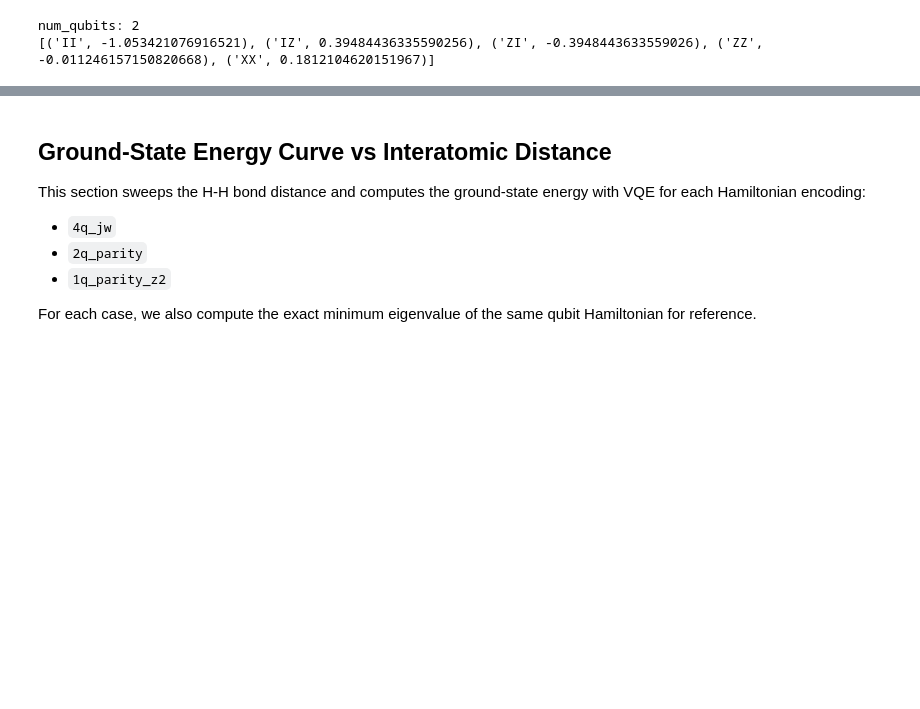
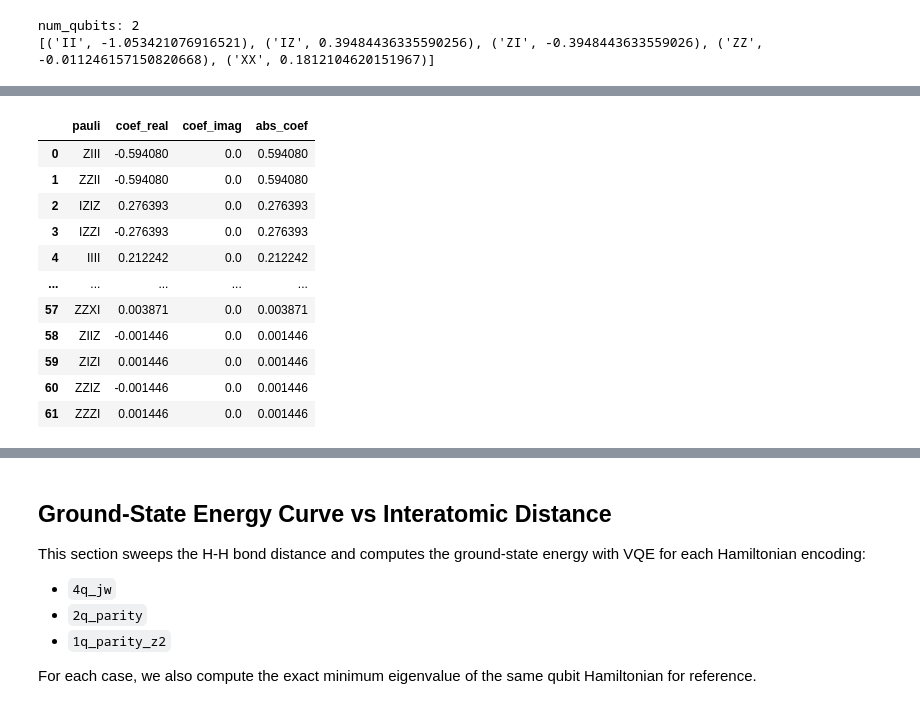
Before and after one commit to YannLeao/vqe-quantum-simulation, a Jupyter notebook: notebooks/01_fourier_analysis.ipynb, the cells around one changed output, grey strips where cells are left out. Drawn from its saved outputs; the diff is of its cells as text; code cells hidden in the pictures; blank space fills up the shorter version.

```diff
--- a/notebooks/01_fourier_analysis.ipynb
+++ b/notebooks/01_fourier_analysis.ipynb
@@ -158,0 +512,78 @@ for row in rows:
+# %%
+from ast import literal_eval
+from pathlib import Path
+import pandas as pd
+
+from src.vqe.hamiltonian import (
+    build_electronic_problem,
+    build_electronic_hamiltonian,
+    build_qubit_hamiltonian,
+)
+
+# Choose the 4-qubit parity configuration with the largest number of terms
+if "valid_df" not in globals():
+    raise RuntimeError("Run the parity scan cell first (the one that creates valid_df).")
+
+cand_4q = valid_df[valid_df["num_qubits"] == 4].sort_values("num_terms", ascending=False)
+if cand_4q.empty:
+    raise RuntimeError("No 4-qubit configuration found in valid_df.")
+
+best_4q = cand_4q.iloc[0]
+active_space_4q = literal_eval(best_4q["active_space"])
+freeze_core_4q = bool(best_4q["freeze_core"])
+z2_4q = bool(best_4q["z2"])
+use_num_particles_4q = bool(best_4q["use_num_particles"])
+
+atom_lih = "Li 0 0 0; H 0 0 1.60"
+basis = "sto-3g"
+
+problem_4q = build_electronic_problem(
+    atom_string=atom_lih,
+    basis=basis,
+    active_space=active_space_4q,
+    freeze_core=freeze_core_4q,
+)
+
+ferm_op_4q, const_4q = build_electronic_hamiltonian(
+    atom_string=atom_lih,
+    basis=basis,
+    active_space=active_space_4q,
+    freeze_core=freeze_core_4q,
+)
+
+qop_4q = build_qubit_hamiltonian(
+    ferm_op_4q,
+    mapper="parity",
+    z2symmetry_reduction=z2_4q,
+    problem=problem_4q,
+    num_particles=problem_4q.num_particles if use_num_particles_4q else None,
+).simplify(atol=0.0)
+
+labels_4q = qop_4q.paulis.to_labels()
+coeffs_4q = qop_4q.coeffs
+
+lih4q_terms_df = pd.DataFrame(
+    {
+        "pauli": labels_4q,
+        "coef_real": [float(c.real) for c in coeffs_4q],
+        "coef_imag": [float(c.imag) for c in coeffs_4q],
+        "abs_coef": [float(abs(c)) for c in coeffs_4q],
+    }
+).sort_values("abs_coef", ascending=False).reset_index(drop=True)
+
+print("Chosen 4-qubit config (max terms):")
+print("active_space:", active_space_4q)
+print("freeze_core:", freeze_core_4q)
+print("z2symmetry_reduction:", z2_4q)
+print("use_num_particles:", use_num_particles_4q)
+print("num_qubits:", qop_4q.num_qubits)
+print("num_terms:", len(lih4q_terms_df))
+print("constant_energy:", float(const_4q))
+display(lih4q_terms_df)
+
+output_dir = Path.cwd() / "data" / "LiH" / "sto-3g"
+output_dir.mkdir(parents=True, exist_ok=True)
+output_csv_4q = output_dir / "lih_parity_4q_max_terms_coefficients.csv"
+lih4q_terms_df.to_csv(output_csv_4q, index=False)
+print("Saved coefficients to:", output_csv_4q)
+# %% [output]
@@ -158,0 +598,12 @@ for row in rows:
+|  | pauli | coef_real | coef_imag | abs_coef |
+| 0 | ZIII | -0.594080 | 0.0 | 0.594080 |
+| 1 | ZZII | -0.594080 | 0.0 | 0.594080 |
+| 2 | IZIZ | 0.276393 | 0.0 | 0.276393 |
+| 3 | IZZI | -0.276393 | 0.0 | 0.276393 |
+| 4 | IIII | 0.212242 | 0.0 | 0.212242 |
+| ... | ... | ... | ... | ... |
+| 57 | ZZXI | 0.003871 | 0.0 | 0.003871 |
+| 58 | ZIIZ | -0.001446 | 0.0 | 0.001446 |
+| 59 | ZIZI | 0.001446 | 0.0 | 0.001446 |
+| 60 | ZZIZ | -0.001446 | 0.0 | 0.001446 |
+| 61 | ZZZI | 0.001446 | 0.0 | 0.001446 |
```
Also changed, not shown: parts of 26 cells of this notebook, 3 other files.
